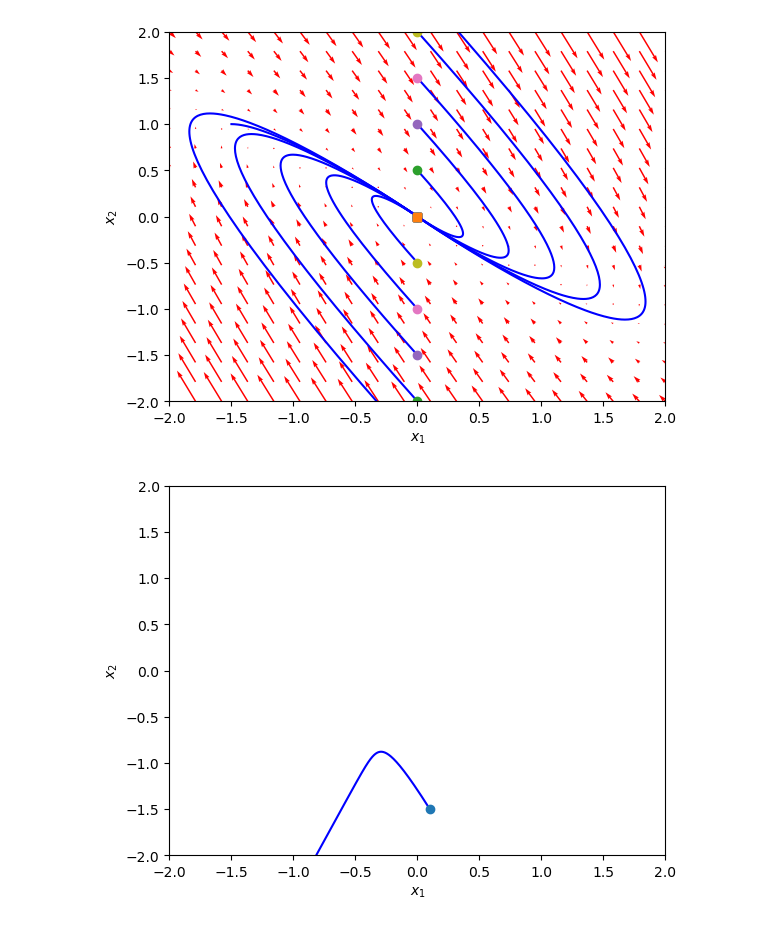
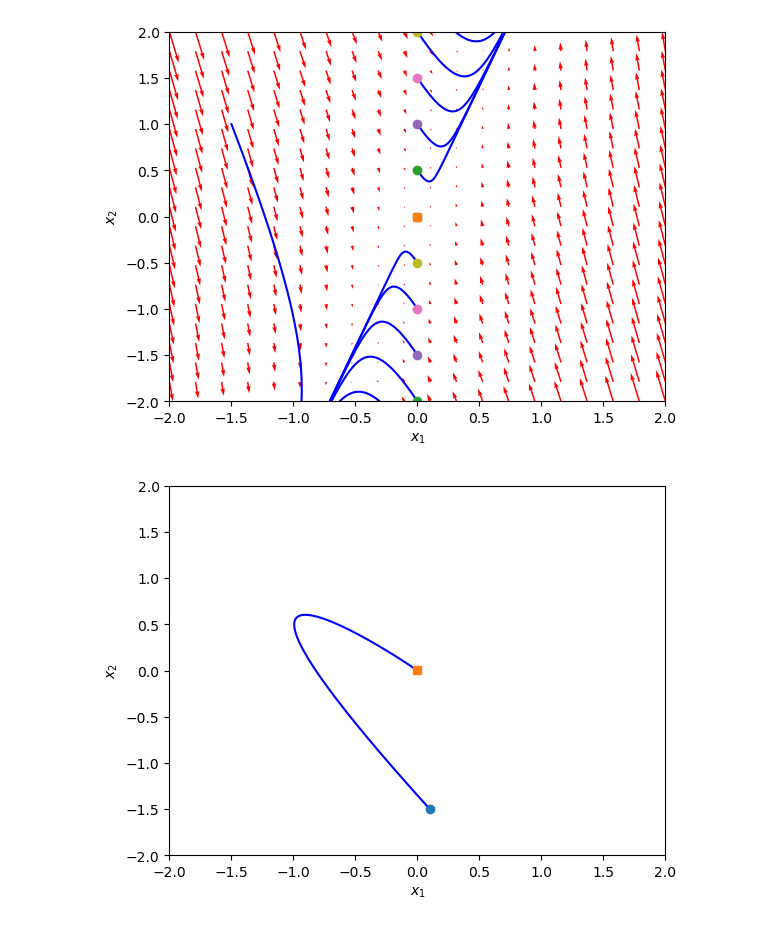
Before and after one commit to sergiomanr/Practica5_Blog_TECW, a Jupyter notebook: UPM/Modelos/Diagrama_de_fases.ipynb, the cells around one changed output. Cells and saved outputs as stored; diff of their text form; code cells hidden in the pictures.

```diff
--- a/UPM/Modelos/Diagrama_de_fases.ipynb
+++ b/UPM/Modelos/Diagrama_de_fases.ipynb
@@ -89,7 +89,7 @@ NI, NJ = X1.shape
 
 def f(X, t):
     x1, x2 = X
-    return [x1+2*x2, (2*(-1))*x1+(-3)*x2]
+    return [(-2)*x1+x2, (2*(4))*x1+(-2)*x2]
 
 # Cómputo del vector de campo en las coordenadas elegidas
 for i in range(NI):
@@ -97,34 +97,34 @@ for i in range(NI):
         x1_aux = X1[i, j]
         x2_aux = X2[i, j]
         xprime = f([x1_aux, x2_aux], t)
         u[i,j] = xprime[0]
         v[i,j] = xprime[1]
 # Pintamos los vectores de campo eligiendo como origen los puntos donde se han evaluado
 Q = plt.quiver(X1, X2, u, v, color='r')
 plt.xlabel('$x_1$')
 plt.ylabel('$x_2$')
 plt.xlim([-2, 2])
 plt.ylim([-2, 2])
 #plt.show()
 # Integración de trayectorias a partir de una lista de condiciones iniciales
 # Asignamos x10=0 y variamos solamente x20 (se puede modificar)
 for x20 in [-2.5, -2, -1.5, -1, -0.5, 0, 0.5, 1, 1.5, 2, 2.5]:
     tspan = np.linspace(0, 50, 2000) #Genera un array de extremos 0 y 50, con los elementos que queramos
     x0 = [0.0, x20]
     xs = odeint(f, x0, tspan)
     plt.plot(xs[:,0], xs[:,1], 'b-') # (pintamos de azul los puntos de las trayectorias)
     plt.plot([xs[0,0]], [xs[0,1]], 'o') # (círculo para comienzo de trayectoria)
     plt.plot([xs[-1,0]], [xs[-1,1]], 's') # (cuadrado para final de trayectoria)
 #Trayectoria que nace de un punto concreto:
 xini=[-1.5,1]
 tspan = np.linspace(0, 5, 2000)
 xs=odeint(f,xini,tspan)
 plt.plot(xs[:,0], xs[:,1], 'b-')
 plt.xlim([-2, 2])
 #plt.savefig('images/phase-portrait-2.png')
 plt.show()
 # %% [output]
-[figure, old version]
+[figure, new version]
 # %%
 # Para pintar solamente trayectorias que nacen de otros puntos
 plt.xlabel('$x_1$')
@@ -142,4 +142,4 @@ plt.plot([xs[-1,0]], [xs[-1,1]], 's') # (cuadrado para final de trayectoria)
 
 plt.show()
 # %% [output]
-[figure, old version]
+[figure, new version]
```
Also changed, not shown: 40 other files.
